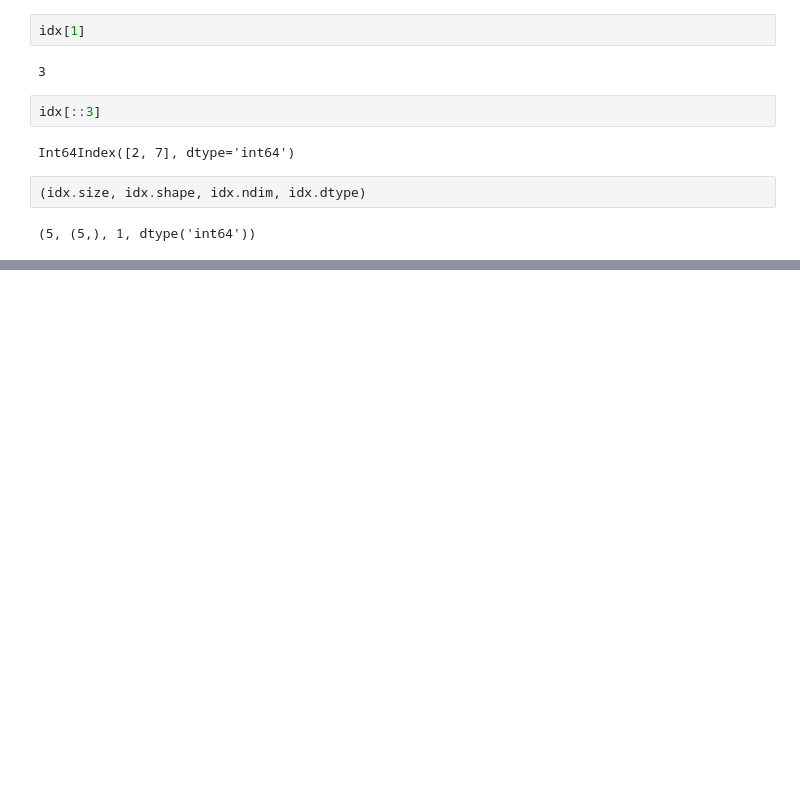
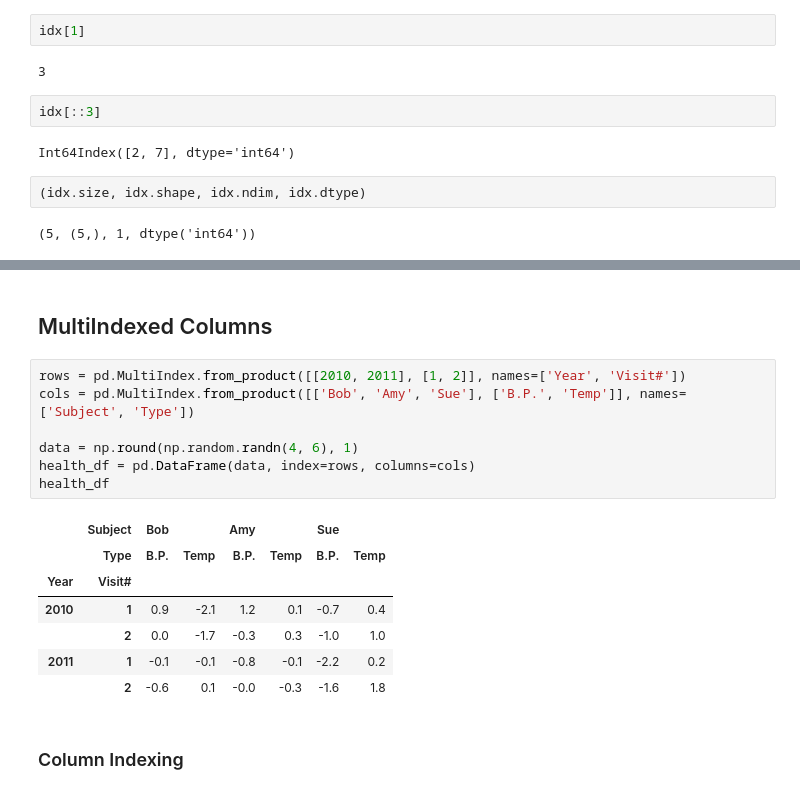
Before and after one commit to parijatmishra/learn, a Jupyter notebook: machine_learning/jupyter_101/Pandas basics.ipynb, the cells around one changed output, grey strips where cells are left out. Saved outputs shown, nothing was run; the diff lists cells and outputs as text; blank space fills up the shorter version.

```diff
--- a/machine_learning/jupyter_101/Pandas basics.ipynb
+++ b/machine_learning/jupyter_101/Pandas basics.ipynb
@@ -255,0 +1152,19 @@ Int64Index([2, 7], dtype='int64')
+# %% [markdown]
+## MultiIndexed Columns
+# %%
+rows = pd.MultiIndex.from_product([[2010, 2011], [1, 2]], names=['Year', 'Visit#'])
+cols = pd.MultiIndex.from_product([['Bob', 'Amy', 'Sue'], ['B.P.', 'Temp']], names=['Subject', 'Type'])
+
+data = np.round(np.random.randn(4, 6), 1)
+health_df = pd.DataFrame(data, index=rows, columns=cols)
+health_df
+# %% [output]
+|  | Subject | Bob |  | Amy |  | Sue |  |
+|  | Type | B.P. | Temp | B.P. | Temp | B.P. | Temp |
+| Year | Visit# |  |  |  |  |  |  |
+| 2010 | 1 | 0.9 | -2.1 | 1.2 | 0.1 | -0.7 | 0.4 |
+|  | 2 | 0.0 | -1.7 | -0.3 | 0.3 | -1.0 | 1.0 |
+| 2011 | 1 | -0.1 | -0.1 | -0.8 | -0.1 | -2.2 | 0.2 |
+|  | 2 | -0.6 | 0.1 | -0.0 | -0.3 | -1.6 | 1.8 |
+# %% [markdown]
+### Column Indexing
```
Also changed, not shown: parts of 284 cells of this notebook.
